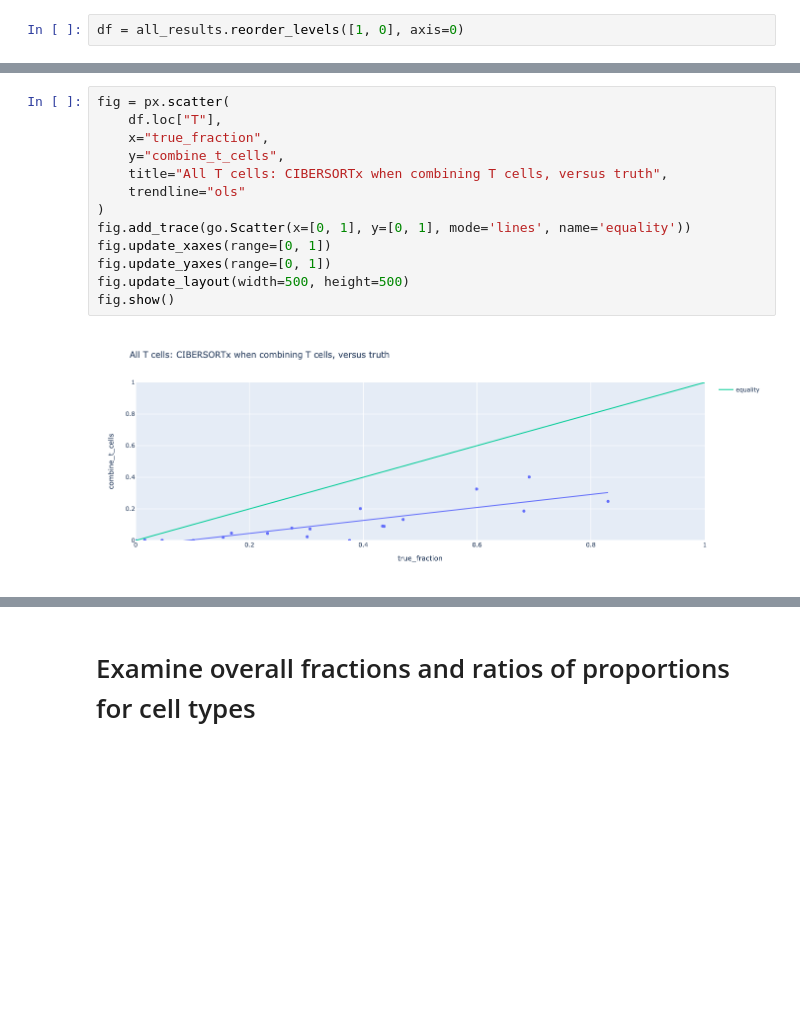
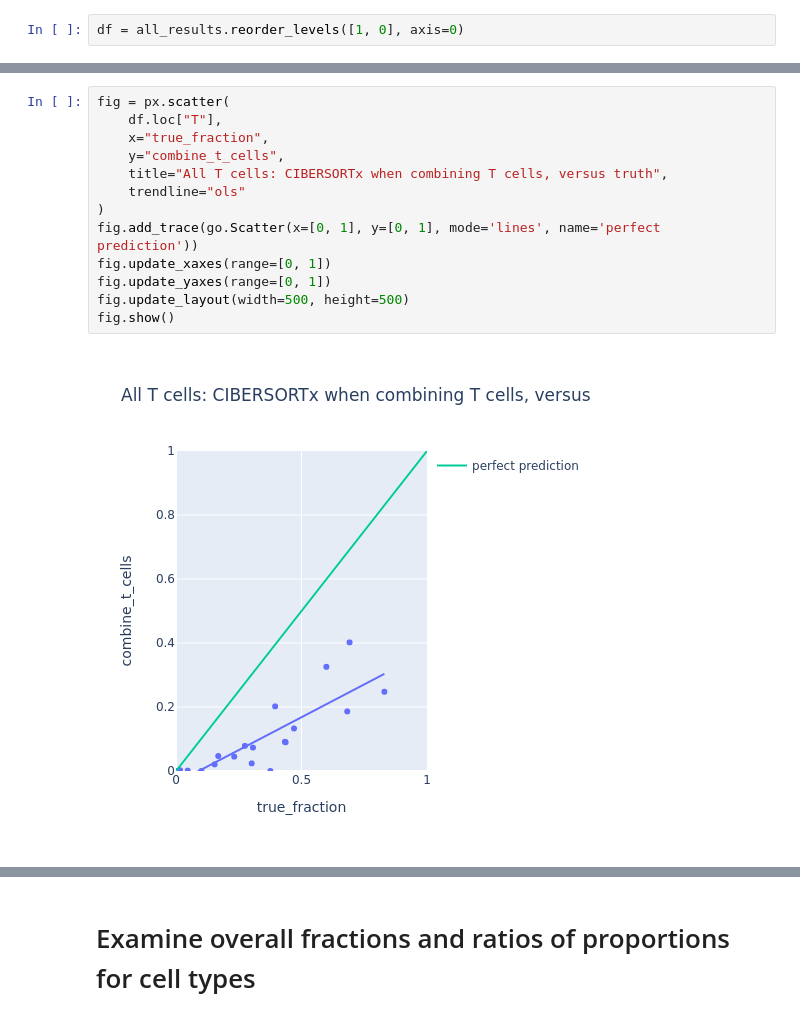
Before and after one commit to davidliu-lab/deconv, a Jupyter notebook: 3b - analyze cell type grouping on tirosh.ipynb, the cells around one changed output, grey strips where cells are left out. Saved outputs shown, nothing was run; the diff lists cells and outputs as text; blank space fills up the shorter version.

```diff
--- a/3b - analyze cell type grouping on tirosh.ipynb
+++ b/3b - analyze cell type grouping on tirosh.ipynb
@@ -297,18 +297,18 @@ fig.show()
 # %%
 fig = px.scatter(
     df.loc["T"],
     x="true_fraction",
     y="combine_t_cells",
     title="All T cells: CIBERSORTx when combining T cells, versus truth",
     trendline="ols"
 )
-fig.add_trace(go.Scatter(x=[0, 1], y=[0, 1], mode='lines', name='equality'))
+fig.add_trace(go.Scatter(x=[0, 1], y=[0, 1], mode='lines', name='perfect prediction'))
 fig.update_xaxes(range=[0, 1])
 fig.update_yaxes(range=[0, 1])
 fig.update_layout(width=500, height=500)
 fig.show()
 # %% [output]
-[figure, old version]
+[figure, new version]
 # %%
 fig = px.scatter(
     df.loc["Lymphocytes"],
```
Also changed, not shown: parts of 4 cells of this notebook, 1 other file.
